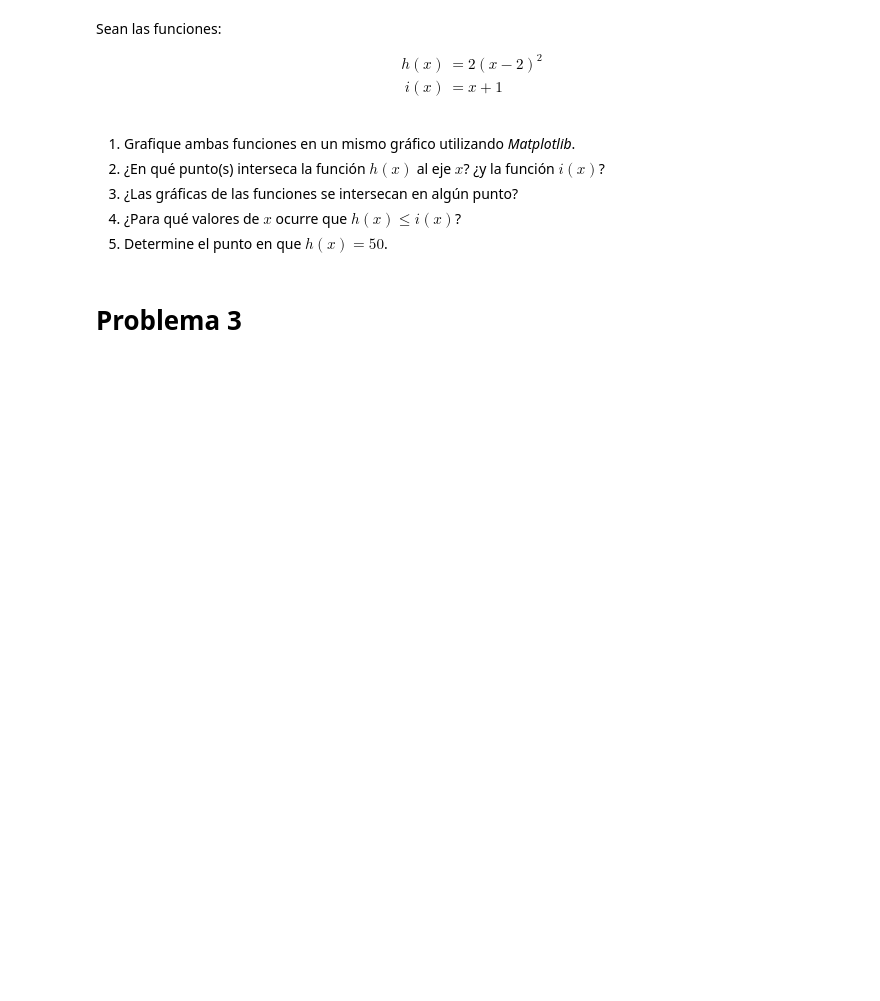
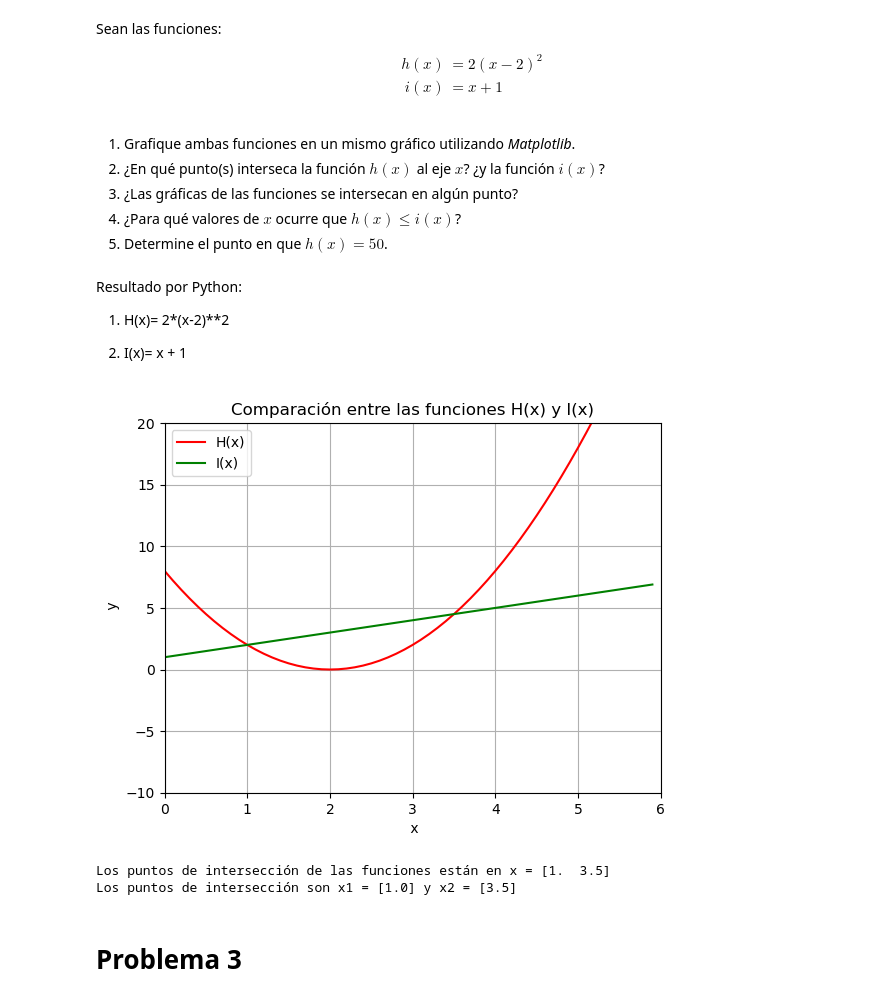
Before and after one commit to AleLagosP/Matematica-Aplicada-con-Python, a Jupyter notebook: Clase 3/G3_Aplicaciones_de_funciones.ipynb, the cells around one changed output. Cells and saved outputs as stored; diff of their text form; code cells hidden in the pictures; blank space fills up the shorter version.

```diff
--- a/Clase 3/G3_Aplicaciones_de_funciones.ipynb
+++ b/Clase 3/G3_Aplicaciones_de_funciones.ipynb
@@ -89,6 +89,57 @@ i(x) & = x + 1
 3. ¿Las gráficas de las funciones se intersecan en algún punto?
 4. ¿Para qué valores de $x$ ocurre que $h(x) \leq i(x)$?
 5. Determine el punto en que $h(x) = 50$.
+# %% [markdown]
+Resultado por Python:
+
+1. H(x)= 2*(x-2)**2
+
+2. I(x)= x + 1
+# %%
+#1
+def H(x):
+  return 2*(x-2)**2
+
+def I(x):
+  return  x + 1
+
+x = np.arange(0, 6, 0.1)  #  valores que python crea la función y de cuanto en cuanto en cuanto va
+
+plt.plot(x, H(x), color = 'r', label = 'H(x)')
+plt.plot(x, I(x), color = 'g', label = 'I(x)')
+
+plt.ylabel(' y')   # nombre eje y
+plt.xlabel(' x')   # nombre eje x
+
+plt.ylim(-10, 20)   # limites del eje y que quieres ver
+plt.xlim(0, 6)   # limites  del eje x que quieres ver
+
+plt.title('Comparación entre las funciones H(x) y I(x)')
+
+plt.grid()
+plt.legend()
+plt.show()
+# %% [output]
+[figure, added]
+# %%
+#2
+def f(x):
+  return I(x)-H(x)
+
+x = np.linspace(0, 7, 10)  # crea puntos de partida  para  para que solve busque las respuestas
+
+#np.around() permite redondear los valores a 2 decimales y elimina los restantes
+solucion = np.around(fsolve(f, x), decimals = 2)
+
+#np.unique() permite eliminar las soluciones repetidas
+interseccion = np.unique(solucion)
+
+print(f'Los puntos de intersección de las funciones están en x = {interseccion}')
+
+print(f'Los puntos de intersección son x1 = [{interseccion[0]}] y x2 = [{interseccion[1]}]')
+# %% [output]
+Los puntos de intersección de las funciones están en x = [1.  3.5]
+Los puntos de intersección son x1 = [1.0] y x2 = [3.5]
 # %% [markdown]
 # Problema 3
 # %% [markdown]
```
Also changed, not shown: parts of 4 cells of this notebook.
